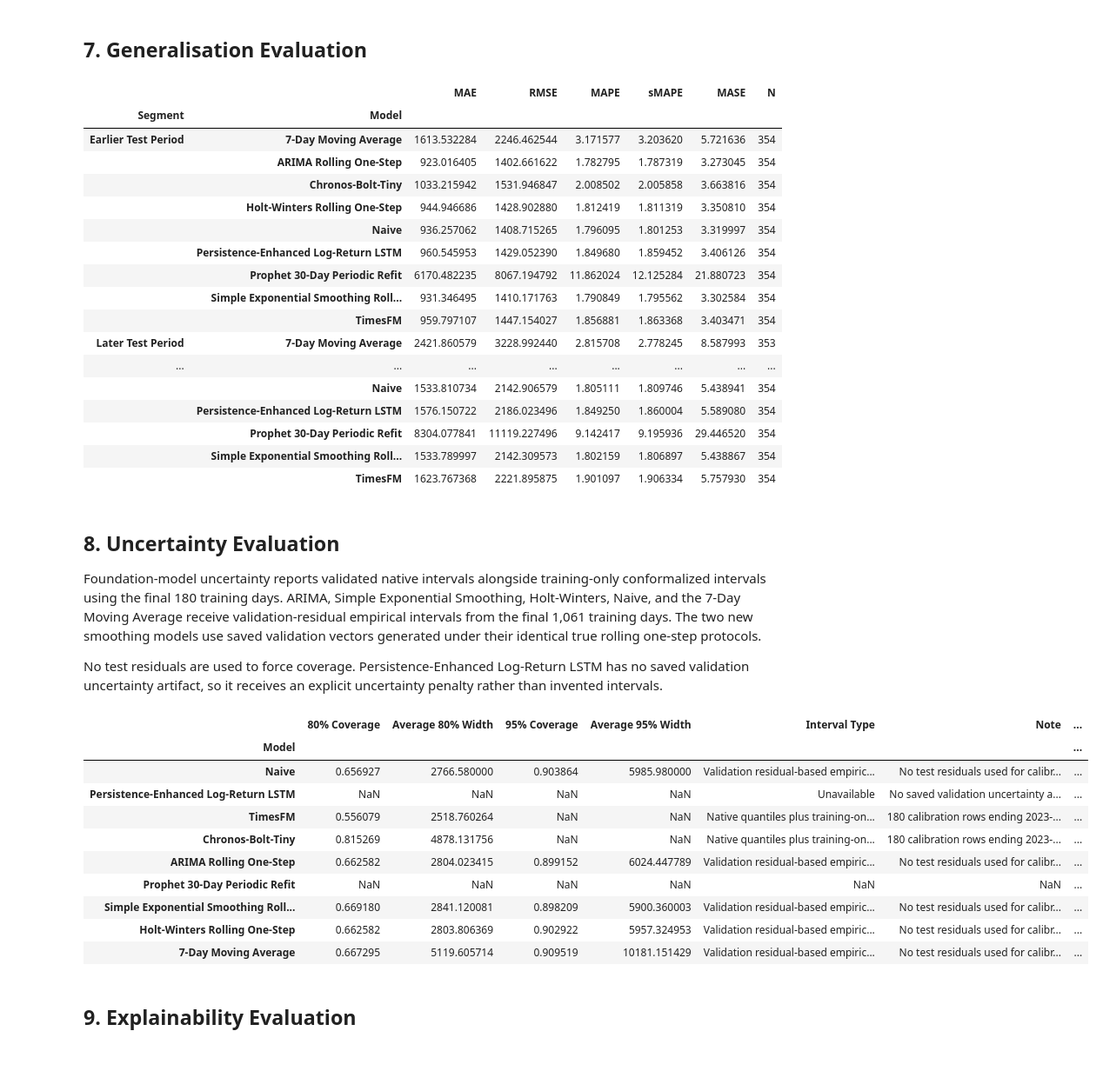
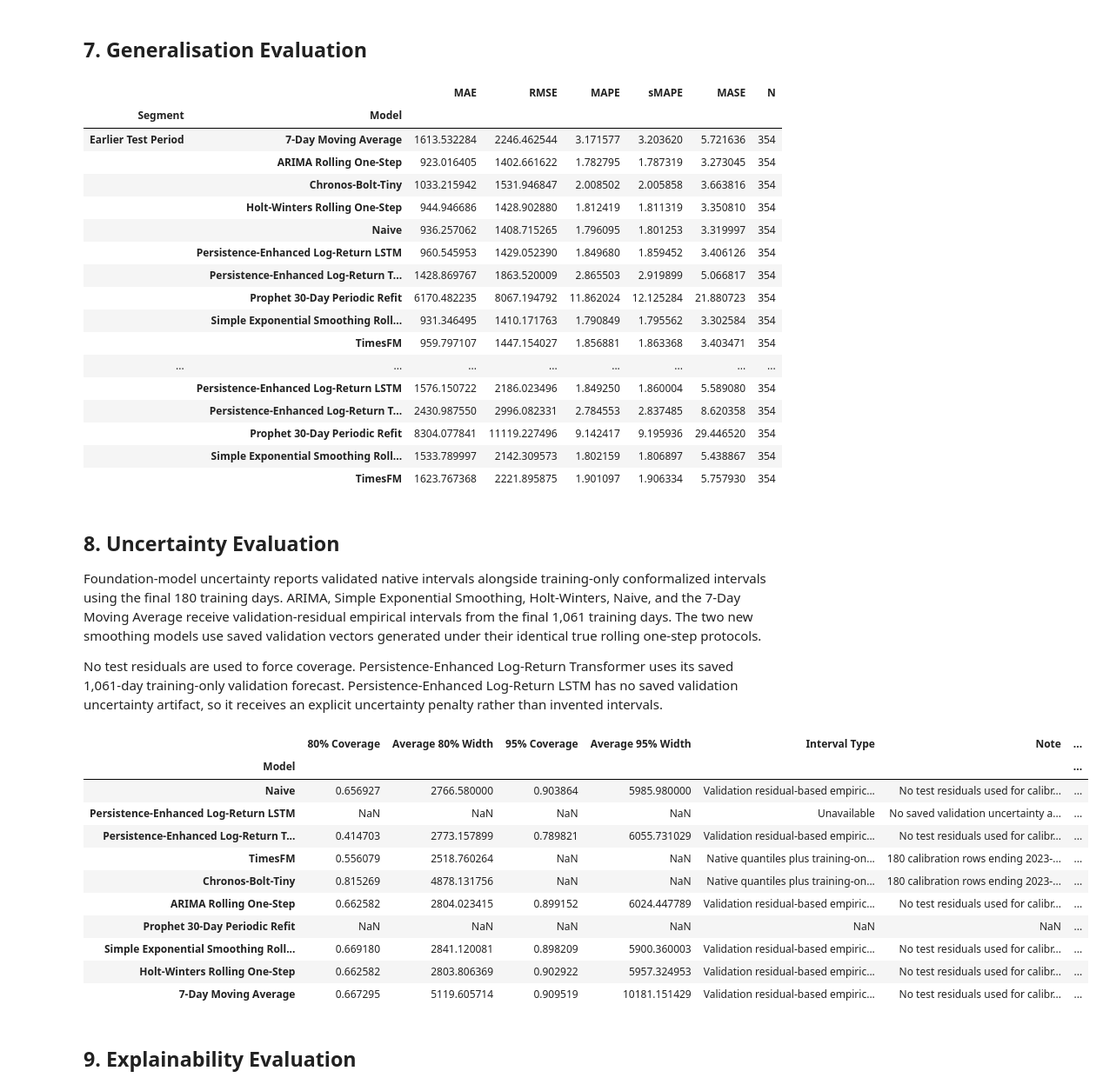
Before and after one commit to mdsoadsolaiman/Time-Series-Foundation-Models, a Jupyter notebook: notebooks/06_Trustworthiness.ipynb, the cells around one changed output. Shown at 87% size. Cells and saved outputs as stored; diff of their text form; code cells hidden in the pictures; blank space fills up the shorter version.

```diff
--- a/notebooks/06_Trustworthiness.ipynb
+++ b/notebooks/06_Trustworthiness.ipynb
@@ -60,6 +61,7 @@ expected_columns = [
     "Prophet_Periodic_Refit",
     "Simple_Exp_Smoothing",
     "Holt_Winters",
+    "Persistence_Enhanced_Transformer",
 ]
 
 missing_columns = [column for column in expected_columns if column not in forecast_results.columns]
@@ -74,7 +76,7 @@ value_columns = expected_columns[1:]
 
 artifact_validation = pd.DataFrame(
     [
-        {"Check": "Shape is (1061, 10) before Timestamp index", "Result": tuple(pd.read_csv(forecast_artifact_path).shape) == (1061, 10)},
+        {"Check": "Shape is (1061, 11) before Timestamp index", "Result": tuple(pd.read_csv(forecast_artifact_path).shape) == (1061, 11)},
         {"Check": "Timestamp unique", "Result": forecast_results.index.is_unique},
         {"Check": "Timestamp sorted", "Result": forecast_results.index.is_monotonic_increasing},
         {"Check": "No missing values", "Result": not forecast_results[value_columns].isna().any().any()},
@@ -207,6 +211,7 @@ protocol_comparability
 forecast_series = {
     "Naive": forecast_results["Naive"].rename("Naive"),
     "Persistence-Enhanced Log-Return LSTM": forecast_results["Persistence_Enhanced_LSTM"].rename("Persistence-Enhanced Log-Return LSTM"),
+    "Persistence-Enhanced Log-Return Transformer": forecast_results["Persistence_Enhanced_Transformer"].rename("Persistence-Enhanced Log-Return Transformer"),
     "TimesFM": forecast_results["TimesFM"].rename("TimesFM"),
     "Chronos-Bolt-Tiny": forecast_results["Chronos_Bolt_Tiny"].rename("Chronos-Bolt-Tiny"),
     "ARIMA Rolling One-Step": forecast_results["ARIMA_Rolling"].rename("ARIMA Rolling One-Step"),
@@ -349,13 +355,13 @@ segment_generalisation
 |  | Holt-Winters Rolling One-Step | 944.946686 | 1428.902880 | 1.812419 | 1.811319 | 3.350810 | 354 |
 |  | Naive | 936.257062 | 1408.715265 | 1.796095 | 1.801253 | 3.319997 | 354 |
 |  | Persistence-Enhanced Log-Return LSTM | 960.545953 | 1429.052390 | 1.849680 | 1.859452 | 3.406126 | 354 |
+|  | Persistence-Enhanced Log-Return T... | 1428.869767 | 1863.520009 | 2.865503 | 2.919899 | 5.066817 | 354 |
 |  | Prophet 30-Day Periodic Refit | 6170.482235 | 8067.194792 | 11.862024 | 12.125284 | 21.880723 | 354 |
 |  | Simple Exponential Smoothing Roll... | 931.346495 | 1410.171763 | 1.790849 | 1.795562 | 3.302584 | 354 |
 |  | TimesFM | 959.797107 | 1447.154027 | 1.856881 | 1.863368 | 3.403471 | 354 |
-| Later Test Period | 7-Day Moving Average | 2421.860579 | 3228.992440 | 2.815708 | 2.778245 | 8.587993 | 353 |
 | ... | ... | ... | ... | ... | ... | ... | ... |
-|  | Naive | 1533.810734 | 2142.906579 | 1.805111 | 1.809746 | 5.438941 | 354 |
 |  | Persistence-Enhanced Log-Return LSTM | 1576.150722 | 2186.023496 | 1.849250 | 1.860004 | 5.589080 | 354 |
+|  | Persistence-Enhanced Log-Return T... | 2430.987550 | 2996.082331 | 2.784553 | 2.837485 | 8.620358 | 354 |
 |  | Prophet 30-Day Periodic Refit | 8304.077841 | 11119.227496 | 9.142417 | 9.195936 | 29.446520 | 354 |
 |  | Simple Exponential Smoothing Roll... | 1533.789997 | 2142.309573 | 1.802159 | 1.806897 | 5.438867 | 354 |
 |  | TimesFM | 1623.767368 | 2221.895875 | 1.901097 | 1.906334 | 5.757930 | 354 |
@@ -364,7 +370,7 @@ segment_generalisation
 
 Foundation-model uncertainty reports validated native intervals alongside training-only conformalized intervals using the final 180 training days. ARIMA, Simple Exponential Smoothing, Holt-Winters, Naive, and the 7-Day Moving Average receive validation-residual empirical intervals from the final 1,061 training days. The two new smoothing models use saved validation vectors generated under their identical true rolling one-step protocols.
 
-No test residuals are used to force coverage. Persistence-Enhanced Log-Return LSTM has no saved validation uncertainty artifact, so it receives an explicit uncertainty penalty rather than invented intervals.
+No test residuals are used to force coverage. Persistence-Enhanced Log-Return Transformer uses its saved 1,061-day training-only validation forecast. Persistence-Enhanced Log-Return LSTM has no saved validation uncertainty artifact, so it receives an explicit uncertainty penalty rather than invented intervals.
 # %%
 validation_window = train.iloc[-len(test):]
 validation_actual = validation_window.rename("actual")
@@ -385,12 +391,18 @@ assert simple_exp_smoothing_validation.index.equals(validation_index) and not si
 assert holt_winters_validation.index.equals(validation_index) and not holt_winters_validation.isna().any()
 assert validation_index.max() < test.index.min()
 
+pe_transformer_validation = pd.read_csv(PROJECT_ROOT / "results" / "persistence_enhanced_transformer_validation_forecast.csv", parse_dates=["Timestamp"]).set_index("Timestamp")["Persistence_Enhanced_Transformer"]
+pe_transformer_validation.index = pd.to_datetime(pe_transformer_validation.index, utc=True)
+pe_transformer_validation = pe_transformer_validation.reindex(validation_index)
+assert pe_transformer_validation.index.equals(validation_index) and not pe_transformer_validation.isna().any()
+
 validation_forecasts = {
     "Naive": target.shift(1).reindex(validation_index).rename("Naive"),
     "7-Day Moving Average": target.shift(1).rolling(window=7).mean().reindex(validation_index).rename("7-Day Moving Average"),
     "ARIMA Rolling One-Step": arima_validation.rename("ARIMA Rolling One-Step"),
     "Simple Exponential Smoothing Rolling One-Step": simple_exp_smoothing_validation.rename("Simple Exponential Smoothing Rolling One-Step"),
     "Holt-Winters Rolling One-Step": holt_winters_validation.rename("Holt-Winters Rolling One-Step"),
+    "Persistence-Enhanced Log-Return Transformer": pe_transformer_validation.rename("Persistence-Enhanced Log-Return Transformer"),
 }
 
 uncertainty_rows = []
@@ -441,33 +453,34 @@ uncertainty_rows.extend(
             "Interval Type": "Native foundation-model quantile interval",
             "Note": "95% unavailable; verified quantile range only 0.1 through 0.9. Narrow intervals severely under-cover.",
         },
     ]
 )
 
 calibration_summary = pd.read_csv(PROJECT_ROOT / "results" / "foundation_uncertainty_summary.csv")
 calibration_summary["Model"] = calibration_summary["Model"].replace({"Chronos_Bolt_Tiny": "Chronos-Bolt-Tiny"})
 uncertainty_rows = [row for row in uncertainty_rows if row["Model"] not in {"Chronos-Bolt-Tiny", "TimesFM"}]
 for row in calibration_summary.to_dict(orient="records"):
     uncertainty_rows.append({
         "Model": row["Model"],
         "Native 80% Coverage": row["Native_Test_Coverage_80"],
         "Calibrated 80% Coverage": row["Calibrated_Test_Coverage_80"],
         "80% Coverage": row["Calibrated_Test_Coverage_80"],
         "Native Average 80% Width": row["Native_Average_Width_80"],
         "Average 80% Width": row["Calibrated_Average_Width_80"],
         "95% Coverage": np.nan,
         "Average 95% Width": np.nan,
         "Interval Type": "Native quantiles plus training-only CQR calibration",
         "Note": f"180 calibration rows ending {row['Calibration_End']}; no test residuals used.",
     })
 
 uncertainty_table = pd.DataFrame(uncertainty_rows).set_index("Model").reindex(metrics_table.index)
 uncertainty_table
 # %% [output]
 |  | 80% Coverage | Average 80% Width | 95% Coverage | Average 95% Width | Interval Type | Note | ... |
 | Model |  |  |  |  |  |  | ... |
 | Naive | 0.656927 | 2766.580000 | 0.903864 | 5985.980000 | Validation residual-based empiric... | No test residuals used for calibr... | ... |
 | Persistence-Enhanced Log-Return LSTM | NaN | NaN | NaN | NaN | Unavailable | No saved validation uncertainty a... | ... |
+| Persistence-Enhanced Log-Return T... | 0.414703 | 2773.157899 | 0.789821 | 6055.731029 | Validation residual-based empiric... | No test residuals used for calibr... | ... |
 | TimesFM | 0.556079 | 2518.760264 | NaN | NaN | Native quantiles plus training-on... | 180 calibration rows ending 2023-... | ... |
 | Chronos-Bolt-Tiny | 0.815269 | 4878.131756 | NaN | NaN | Native quantiles plus training-on... | 180 calibration rows ending 2023-... | ... |
 | ARIMA Rolling One-Step | 0.662582 | 2804.023415 | 0.899152 | 6024.447789 | Validation residual-based empiric... | No test residuals used for calibr... | ... |
```
Also changed, not shown: parts of 11 cells of this notebook, 9 other files.
